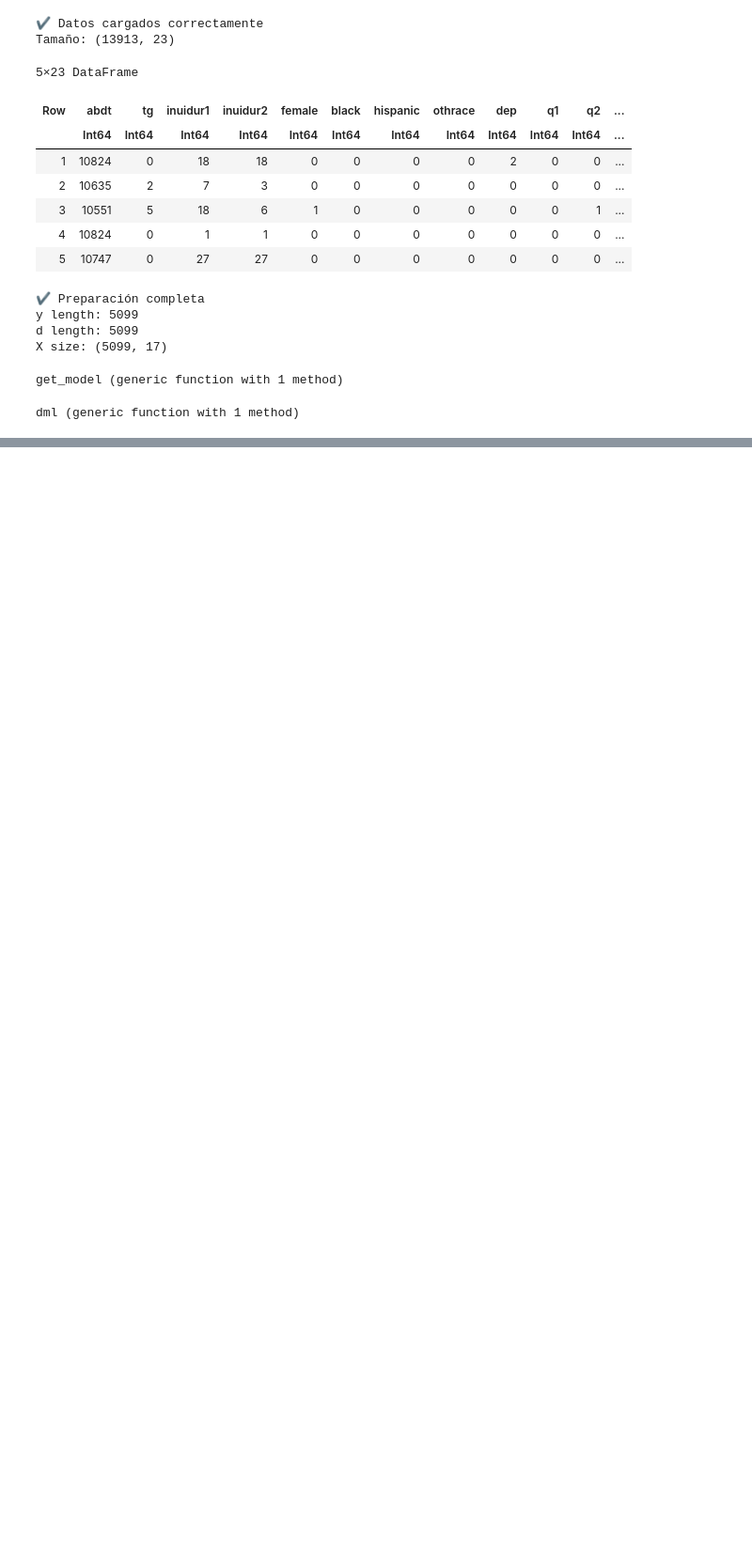
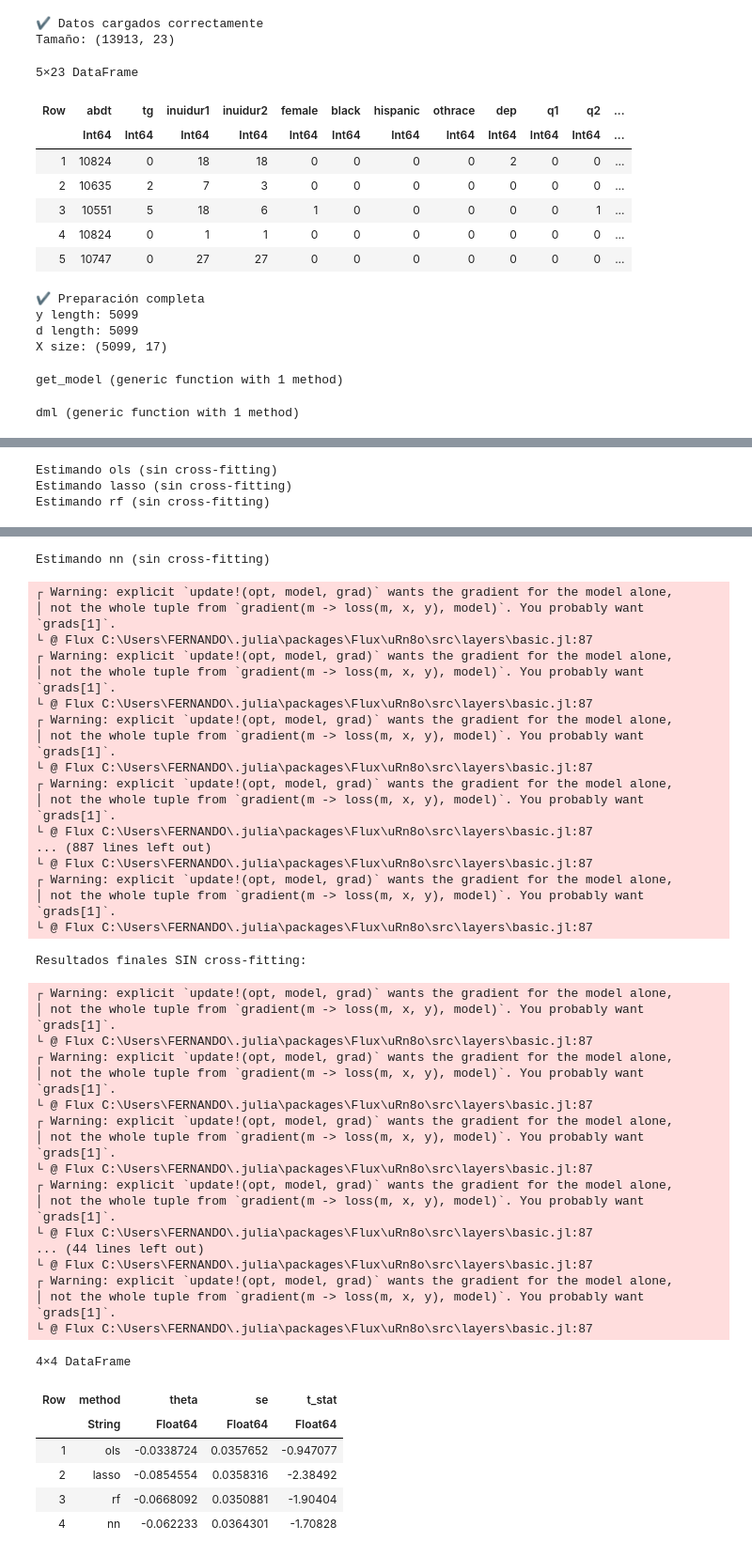
Before and after one commit to Daf1807/DML_NN, a Jupyter notebook: Julia/scripts/hw5_julia_2.ipynb, the cells around one changed output, grey strips where cells are left out. Shown at 94% size. Saved outputs shown, nothing was run; the diff lists cells and outputs as text; code cells hidden in the pictures; blank space fills up the shorter version.

```diff
--- a/Julia/scripts/hw5_julia_2.ipynb
+++ b/Julia/scripts/hw5_julia_2.ipynb
@@ -321,0 +357,19 @@ Resultados finales:
+# %%
+###############################################################
+# 9. Estimar modelos SIN CROSS-FITTING
+###############################################################
+
+results_nocf = DataFrame(method=String[], theta=Float64[], se=Float64[], t_stat=Float64[])
+
+for m in modelos
+    println("Estimando ", m, " (sin cross-fitting)")
+    theta, se = dml_nocf(y, d, X; method=m)
+    push!(results_nocf, (m, theta, se, theta/se))
+end
+
+println("Resultados finales SIN cross-fitting:")
+results_nocf
+# %% [output]
+Estimando ols (sin cross-fitting)
+Estimando lasso (sin cross-fitting)
+Estimando rf (sin cross-fitting)
@@ -321,0 +393,43 @@ Resultados finales:
+Estimando nn (sin cross-fitting)
+┌ Warning: explicit `update!(opt, model, grad)` wants the gradient for the model alone,
+│ not the whole tuple from `gradient(m -> loss(m, x, y), model)`. You probably want `grads[1]`.
+└ @ Flux C:\Users\FERNANDO\.julia\packages\Flux\uRn8o\src\layers\basic.jl:87
+┌ Warning: explicit `update!(opt, model, grad)` wants the gradient for the model alone,
+│ not the whole tuple from `gradient(m -> loss(m, x, y), model)`. You probably want `grads[1]`.
+└ @ Flux C:\Users\FERNANDO\.julia\packages\Flux\uRn8o\src\layers\basic.jl:87
+┌ Warning: explicit `update!(opt, model, grad)` wants the gradient for the model alone,
+│ not the whole tuple from `gradient(m -> loss(m, x, y), model)`. You probably want `grads[1]`.
+└ @ Flux C:\Users\FERNANDO\.julia\packages\Flux\uRn8o\src\layers\basic.jl:87
+┌ Warning: explicit `update!(opt, model, grad)` wants the gradient for the model alone,
+│ not the whole tuple from `gradient(m -> loss(m, x, y), model)`. You probably want `grads[1]`.
+└ @ Flux C:\Users\FERNANDO\.julia\packages\Flux\uRn8o\src\layers\basic.jl:87
+... (887 lines left out)
+└ @ Flux C:\Users\FERNANDO\.julia\packages\Flux\uRn8o\src\layers\basic.jl:87
+┌ Warning: explicit `update!(opt, model, grad)` wants the gradient for the model alone,
+│ not the whole tuple from `gradient(m -> loss(m, x, y), model)`. You probably want `grads[1]`.
+└ @ Flux C:\Users\FERNANDO\.julia\packages\Flux\uRn8o\src\layers\basic.jl:87
+Resultados finales SIN cross-fitting:
+┌ Warning: explicit `update!(opt, model, grad)` wants the gradient for the model alone,
+│ not the whole tuple from `gradient(m -> loss(m, x, y), model)`. You probably want `grads[1]`.
+└ @ Flux C:\Users\FERNANDO\.julia\packages\Flux\uRn8o\src\layers\basic.jl:87
+┌ Warning: explicit `update!(opt, model, grad)` wants the gradient for the model alone,
+│ not the whole tuple from `gradient(m -> loss(m, x, y), model)`. You probably want `grads[1]`.
+└ @ Flux C:\Users\FERNANDO\.julia\packages\Flux\uRn8o\src\layers\basic.jl:87
+┌ Warning: explicit `update!(opt, model, grad)` wants the gradient for the model alone,
+│ not the whole tuple from `gradient(m -> loss(m, x, y), model)`. You probably want `grads[1]`.
+└ @ Flux C:\Users\FERNANDO\.julia\packages\Flux\uRn8o\src\layers\basic.jl:87
+┌ Warning: explicit `update!(opt, model, grad)` wants the gradient for the model alone,
+│ not the whole tuple from `gradient(m -> loss(m, x, y), model)`. You probably want `grads[1]`.
+└ @ Flux C:\Users\FERNANDO\.julia\packages\Flux\uRn8o\src\layers\basic.jl:87
+... (44 lines left out)
+└ @ Flux C:\Users\FERNANDO\.julia\packages\Flux\uRn8o\src\layers\basic.jl:87
+┌ Warning: explicit `update!(opt, model, grad)` wants the gradient for the model alone,
+│ not the whole tuple from `gradient(m -> loss(m, x, y), model)`. You probably want `grads[1]`.
+└ @ Flux C:\Users\FERNANDO\.julia\packages\Flux\uRn8o\src\layers\basic.jl:87
+4×4 DataFrame
+| Row | method | theta | se | t_stat |
+|  | String | Float64 | Float64 | Float64 |
+| 1 | ols | -0.0338724 | 0.0357652 | -0.947077 |
+| 2 | lasso | -0.0854554 | 0.0358316 | -2.38492 |
+| 3 | rf | -0.0668092 | 0.0350881 | -1.90404 |
+| 4 | nn | -0.062233 | 0.0364301 | -1.70828 |
```
Also changed, not shown: parts of 4 cells of this notebook, 5 other files.
